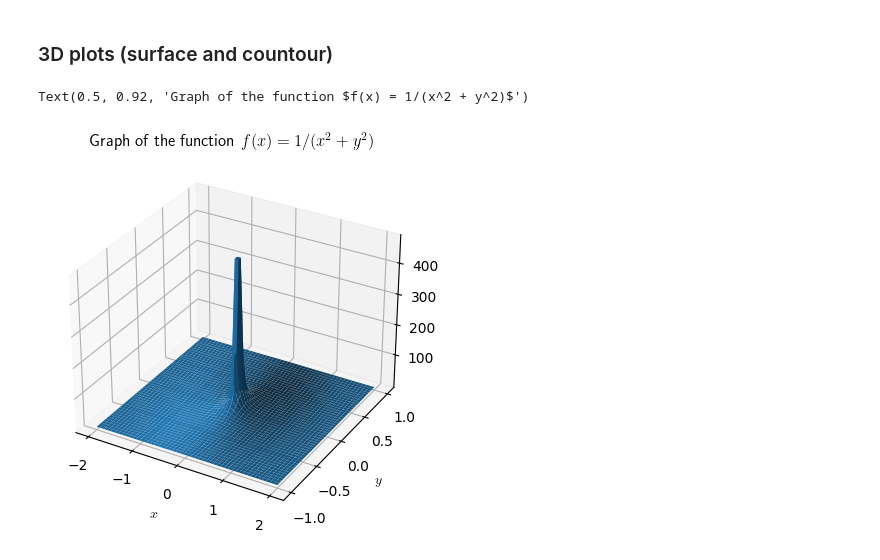
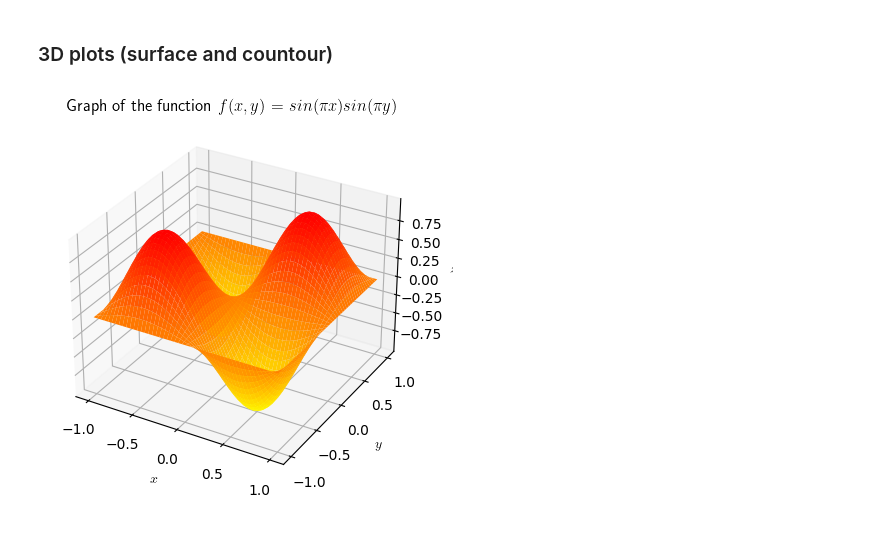
Before and after one commit to claudym/applying_math_hon, a Jupyter notebook: 02_matplotlib.ipynb, the cells around one changed output. Drawn from its saved outputs; the diff is of its cells as text; code cells hidden in the pictures.

Commit message:
3D plots (surface, contours)

```diff
--- a/02_matplotlib.ipynb
+++ b/02_matplotlib.ipynb
@@ -115,20 +115,20 @@ fig.savefig('lefig.png', dpi=300)
 # %% [markdown]
 ###  3D plots (surface and countour)
 # %%
-# Plot f(x, y) = 1/(x**2 + y**2)
-X = np.linspace(-2, 2)
+# Plot f(x, y) = sin(pi*x) * sin(pi*y)
+X = np.linspace(-1, 1)
 Y = np.linspace(-1, 1)
 # Create a grid for the z values
 x, y = np.meshgrid(X, Y)
-z = 1/(x**2+y**2)
+z = np.sin(np.pi*x)*np.sin(np.pi*y)
 # Create a figure
 fig = plt.figure()
 ax = fig.add_subplot(projection='3d')  # declare 3d plot
-ax.plot_surface(x, y, z)
+ax.plot_surface(x, y, z, cmap='autumn_r')
 ax.set_xlabel('$x$', usetex=True)
 ax.set_ylabel('$y$', usetex=True)
 ax.set_zlabel('$z$', usetex=True)
-ax.set_title('Graph of the function $f(x) = 1/(x^2 + y^2)$', usetex=True)
+ax.set_title(r'Graph of the function $f(x, y)$ = $sin(\pi x) sin(\pi y)$', usetex=True)
+fig.savefig('3d-fig.png', dpi=400)
 # %% [output]
-Text(0.5, 0.92, 'Graph of the function $f(x) = 1/(x^2 + y^2)$')
-[figure, old version]
+[figure, new version]
```
Also changed, not shown: parts of 10 cells of this notebook.
